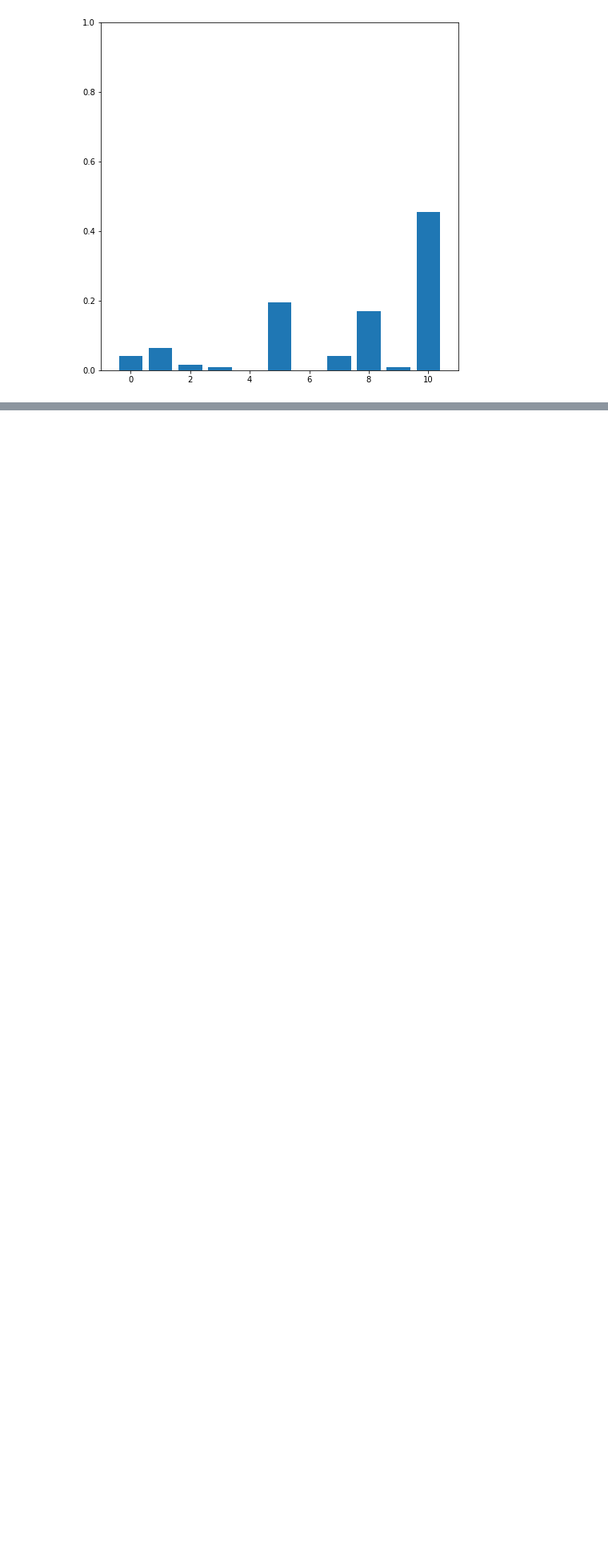
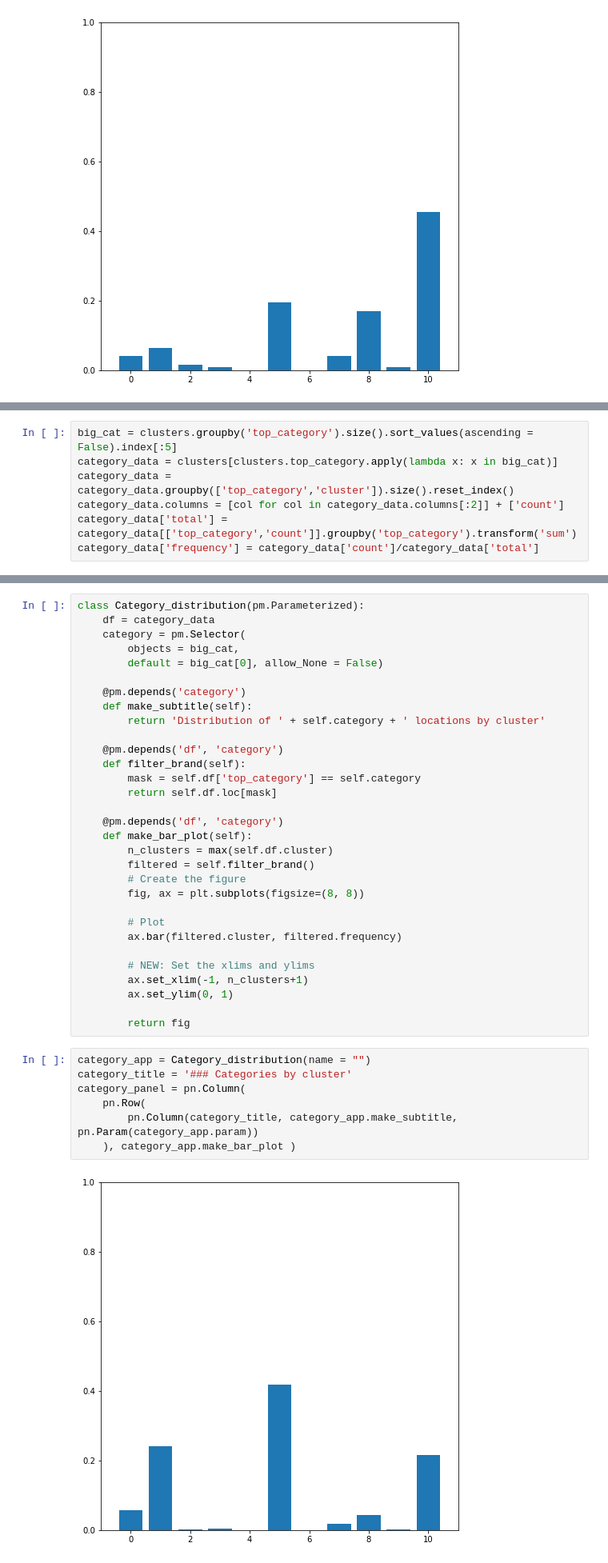
Before and after one commit to hkronenb/HK_DATS_Practicum, a Jupyter notebook: notebooks/Cluster Plot.ipynb, the cells around one changed output, grey strips where cells are left out. Shown at 80% size. Drawn from its saved outputs; the diff is of its cells as text; blank space fills up the shorter version.

```diff
--- a/notebooks/Cluster Plot.ipynb
+++ b/notebooks/Cluster Plot.ipynb
@@ -136,0 +127,7 @@ brand_panel
+# %%
+big_cat = clusters.groupby('top_category').size().sort_values(ascending = False).index[:5]
+category_data = clusters[clusters.top_category.apply(lambda x: x in big_cat)]
+category_data = category_data.groupby(['top_category','cluster']).size().reset_index()
+category_data.columns = [col for col in category_data.columns[:2]] + ['count']
+category_data['total'] = category_data[['top_category','count']].groupby('top_category').transform('sum')
+category_data['frequency'] = category_data['count']/category_data['total']
@@ -136,0 +143,40 @@ brand_panel
+# %%
+class Category_distribution(pm.Parameterized):
+    df = category_data
+    category = pm.Selector(
+        objects = big_cat,
+        default = big_cat[0], allow_None = False)
+
+    @pm.depends('category')
+    def make_subtitle(self):
+        return 'Distribution of ' + self.category + ' locations by cluster'
+
+    @pm.depends('df', 'category')
+    def filter_brand(self):
+        mask = self.df['top_category'] == self.category
+        return self.df.loc[mask]
+
+    @pm.depends('df', 'category')
+    def make_bar_plot(self):
+        n_clusters = max(self.df.cluster)
+        filtered = self.filter_brand()
+        # Create the figure
+        fig, ax = plt.subplots(figsize=(8, 8))
+
+        # Plot
+        ax.bar(filtered.cluster, filtered.frequency)
+
+        # NEW: Set the xlims and ylims
+        ax.set_xlim(-1, n_clusters+1)
+        ax.set_ylim(0, 1)
+
+        return fig
+# %%
+category_app = Category_distribution(name = "")
+category_title = '### Categories by cluster'
+category_panel = pn.Column(
+    pn.Row(
+        pn.Column(category_title, category_app.make_subtitle, pn.Param(category_app.param))
+    ), category_app.make_bar_plot )
+# %% [output]
+[figure, added]
```
Also changed, not shown: parts of 31 cells of this notebook, 5 other files.
